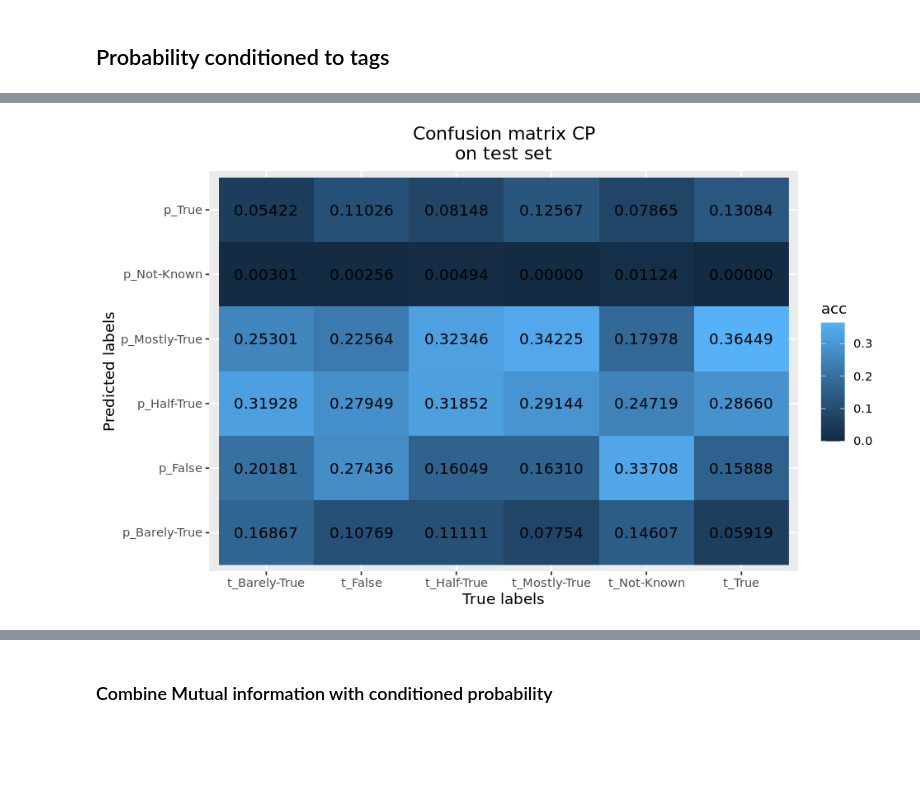
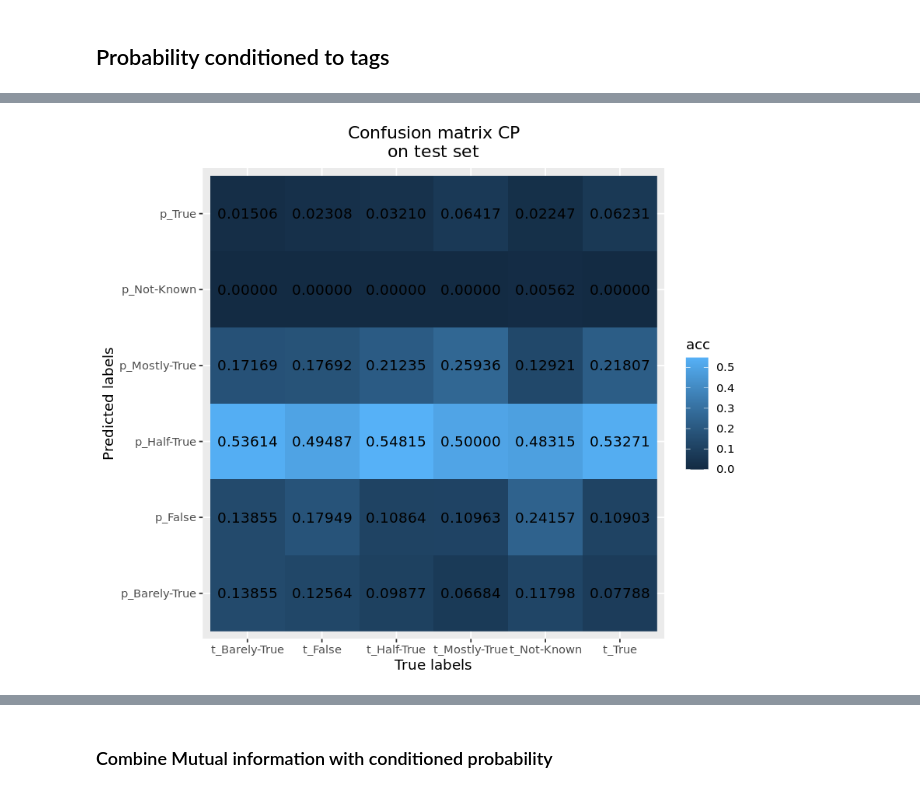
Before and after one commit to c0pp1/NaiveBayesMNC, a Jupyter notebook: project05.ipynb, the cells around one changed output, grey strips where cells are left out. Cells and saved outputs as stored; diff of their text form; code cells hidden in the pictures; blank space fills up the shorter version.

```diff
--- a/project05.ipynb
+++ b/project05.ipynb
@@ -358,10 +382,11 @@ data_train[1,]
 # %%
 # best parameters estimates and confusion matrix for test set
 max_params_test <- data_test[which.max(data_test$acc),]
+cat('Parameters with best accuracy on test set:\n')
 max_params_test
-results_test <- multinomNBC.fit2(df[1:(nDoc-test), 2], df[1:(nDoc-test), 1], filter_n = max_params[['filters']], freq_n = max_params[['freqs']], filter_f = get(max_params[['filter_f']]), freq_f = get(max_params[['freq_f']]))
+results_test <- multinomNBC.fit2(df[1:(nDoc-test), 2], df[1:(nDoc-test), 1], filter_n = max_params_test[['filters']], freq_n = max_params_test[['freqs']], filter_f = get(max_params_test[['filter_f']]), freq_f = get(max_params_test[['freq_f']]))
 pred_test    <- multinomNBC.predict2(df[(nDoc-test+1):nDoc, 2][[1]], results_test$log.prior, results_test$log.likelihood, results_test$vocabulary)
 
-conf_matrix_test <- confusion_matrix(pred_test, df[(nDoc-test+1):nDoc, 1][[1]])
-conf_matrix_test
+conf_matrix_test_nfr <- confusion_matrix(pred_test, df[(nDoc-test+1):nDoc, 1][[1]])
+conf_matrix_test_nfr
 # %% [output]
@@ -393,8 +406,9 @@ A matrix: 6 x 6 of type dbl
 # %%
 # best parameters estimates and confusion matrix for training set
 max_params_train <- data_train[which.max(data_train$acc),]
+cat('Parameters with best accuracy on train set:\n')
 max_params_train
-results_train <- multinomNBC.fit2(df[1:(nDoc-test), 2], df[1:(nDoc-test), 1], filter_n = max_params[['filters']], freq_n = max_params[['freqs']], filter_f = get(max_params[['filter_f']]), freq_f = get(max_params[['freq_f']]))
+results_train <- multinomNBC.fit2(df[1:(nDoc-test), 2], df[1:(nDoc-test), 1], filter_n = max_params_train[['filters']], freq_n = max_params_train[['freqs']], filter_f = get(max_params_train[['filter_f']]), freq_f = get(max_params_train[['freq_f']]))
 pred_train    <- multinomNBC.predict2(df[1:(nDoc-test), 2][[1]], results_train$log.prior, results_train$log.likelihood, results_train$vocabulary)
 
 conf_matrix_train <- confusion_matrix(pred_train, df[1:(nDoc-test), 1][[1]])
@@ -813,6 +850,9 @@ multinomNBC_t.fit <- function(documents, labels, tags, V=NULL, ...) {
     #likelihood of tag given class
     dimnames.t_c <- list(unique_labels, unique_tags)
     log.like.t_c <- matrix(nrow=length(unique_labels), ncol=length(unique_tags), dimnames=dimnames.t_c)
+    #prior for tags
+    N_t <- length(unlist(all_tags))
+    prior.t <- (table(unlist(all_tags)))/N_t
 
     for(l in unique_labels) {
 
@@ -823,10 +863,10 @@ multinomNBC_t.fit <- function(documents, labels, tags, V=NULL, ...) {
         log.like.w_tc[as.character(l), , ] <- t(f_log.like.w_tc(documents[labels==l], tags_l, unique_tags, V, ...))
     }
 
-    return(list(log.likelihood.w_tc=log.like.w_tc, log.likelihood.t_c=log.like.t_c, log.prior=log.prior, vocabulary=V[order(V)], tags=unique_tags))
+    return(list(log.likelihood.w_tc=log.like.w_tc, log.likelihood.t_c=log.like.t_c, prior.t=prior.t, log.prior=log.prior, vocabulary=V[order(V)], tags=unique_tags))
 }
 
-multinomNBC_t.predict <- function(doc, tags, log.prior, log.likelihood.w_tc, log.likelihood.t_c, voc, known_tags){
+multinomNBC_t.predict <- function(doc, tags, log.prior, log.likelihood.w_tc, log.likelihood.t_c, prior.t, voc, known_tags){
 
     text <- extract_alnum(doc, unique=FALSE)
     freq <- table(text)[voc]
@@ -840,7 +880,7 @@ multinomNBC_t.predict <- function(doc, tags, log.prior, log.likelihood.w_tc, log
     for( l in names(scores)) {
         w_ct <- log.likelihood.w_tc[l, tags_k, dimnames(freq)$text]
         sum_f <- ifelse(is.null(attr(w_ct, 'dim')), sum, rowSums)
-        scores[l] <- log(sum(exp(log.prior[l] + sum_f( w_ct * rep(freq, each=length(tags_k))) + log.likelihood.t_c[l, tags_k])))
+        scores[l] <- log(sum(exp(log.prior[l] + sum_f( w_ct * rep(freq, each=length(tags_k))) + log.likelihood.t_c[l, tags_k])*prior.t[tags_k]))
     }
 
     return(names(scores)[which.max(scores)[[1]]])
@@ -859,3 +924,3 @@ Labels
 # %%
-pred_test <- multinomNBC_t.predict(df[(nDoc-test+1):nDoc, 2][[1]], unlist(str_extract_all(df[(nDoc-test+1):nDoc, 3][[1]], '[:alnum:]+[-]?[:alnum:]*[-]?[:alnum:]*')), results$log.prior, results$log.likelihood.w_tc, results$log.likelihood.t_c, results$vocabulary, results$tags)
+pred_test <- multinomNBC_t.predict(df[(nDoc-test+1):nDoc, 2][[1]], unlist(str_extract_all(df[(nDoc-test+1):nDoc, 3][[1]], '[:alnum:]+[-]?[:alnum:]*[-]?[:alnum:]*')), results$log.prior, results$log.likelihood.w_tc, results$log.likelihood.t_c, results$prior.t, results$vocabulary, results$tags)
 # %%
@@ -863,10 +928,10 @@ pred_train <- multinomNBC_t.predict(df[1:(nDoc-test), 2][[1]], unlist(str_extrac
 # %%
-conf_mat_test <- confusion_matrix(pred_test, df[(nDoc-test+1):nDoc, 1][[1]])
-plt_test <- plot_confmat(conf_mat_test, 'Confusion matrix CP\non test set')
+conf_mat_test_CP <- confusion_matrix(pred_test, df[(nDoc-test+1):nDoc, 1][[1]])
+plt_test <- plot_confmat(conf_mat_test_CP, 'Confusion matrix CP\non test set')
 plt_test
-ggsave('conf_matrix_test_CP.pdf', plt_test, width=7, height=6)
+#ggsave('conf_matrix_test_CP.pdf', plt_test, width=7, height=6)
 # %% [output]
-[figure, old version]
+[figure, new version]
 # %%
 conf_mat_train <- confusion_matrix(pred_train, df[1:(nDoc-test), 1][[1]])
 plt_train <- plot_confmat(conf_mat_train, 'Confusion matrix CP\non training set')
```
Also changed, not shown: parts of 30 cells of this notebook, 1 other file.
